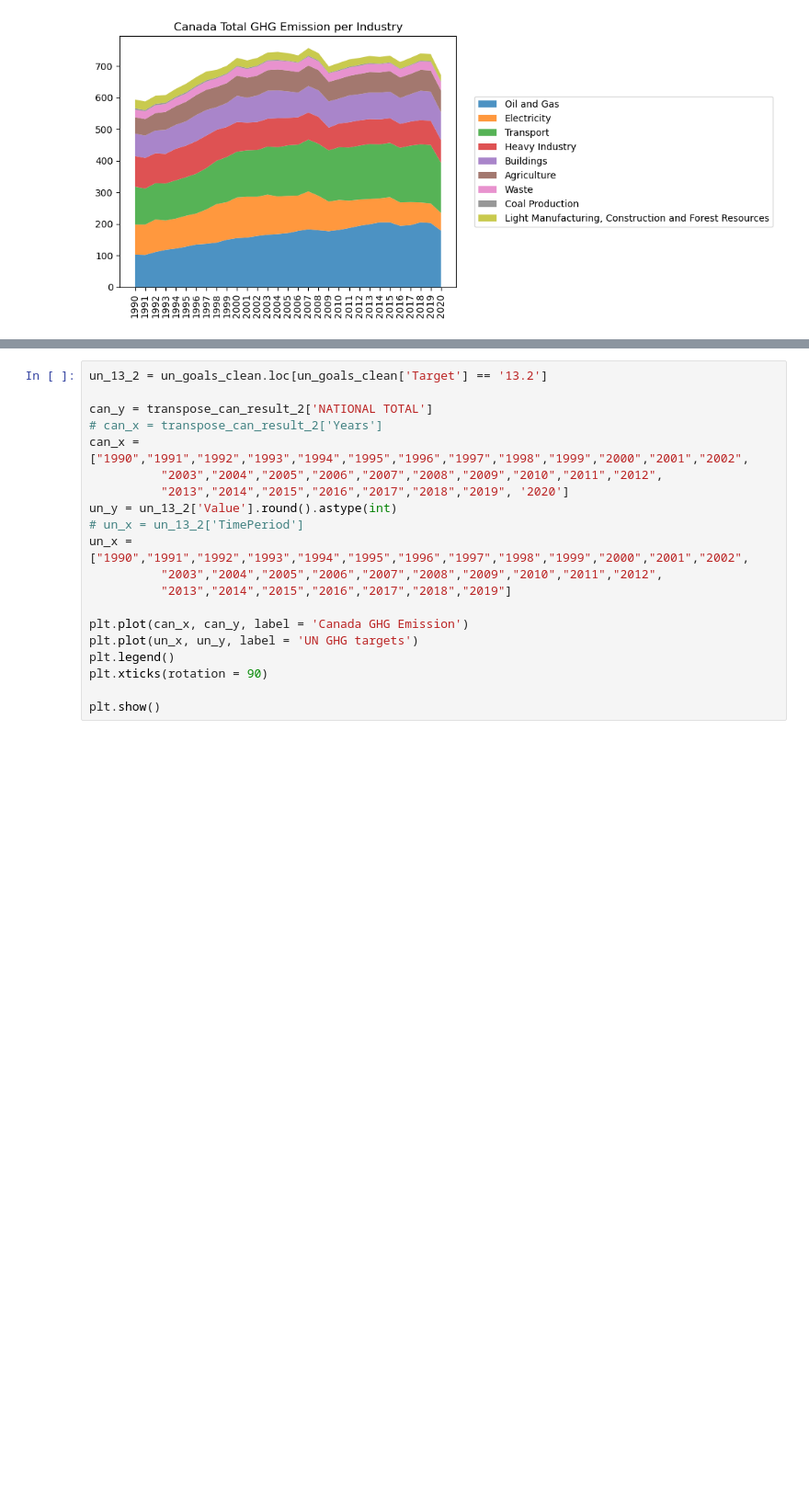
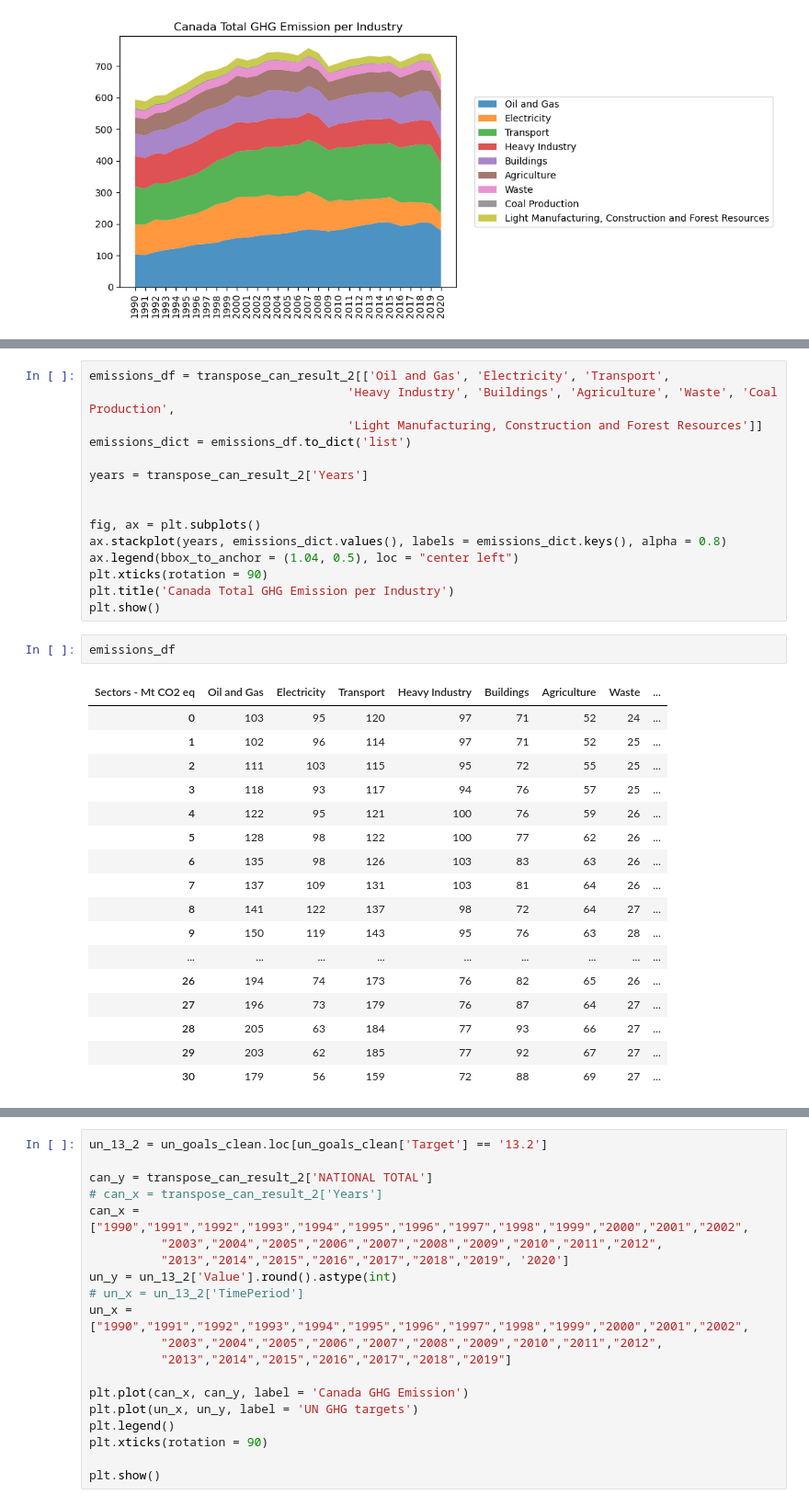
Before and after one commit to fabiomarcullo/Project_1_Climate_Action_Goals, a Jupyter notebook: Project_Sustainability_Data.ipynb, the cells around one changed output, grey strips where cells are left out. Shown: that part at 92% size. Cells and saved outputs as stored; diff of their text form; blank space fills up the shorter version.

```diff
--- a/Project_Sustainability_Data.ipynb
+++ b/Project_Sustainability_Data.ipynb
@@ -365,0 +482,35 @@ plt.show()
+# %%
+emissions_df = transpose_can_result_2[['Oil and Gas', 'Electricity', 'Transport',
+                                    'Heavy Industry', 'Buildings', 'Agriculture', 'Waste', 'Coal Production',
+                                    'Light Manufacturing, Construction and Forest Resources']]
+emissions_dict = emissions_df.to_dict('list')
+
+years = transpose_can_result_2['Years']
+
+
+fig, ax = plt.subplots()
+ax.stackplot(years, emissions_dict.values(), labels = emissions_dict.keys(), alpha = 0.8)
+ax.legend(bbox_to_anchor = (1.04, 0.5), loc = "center left")
+plt.xticks(rotation = 90)
+plt.title('Canada Total GHG Emission per Industry')
+plt.show()
+# %%
+emissions_df
+# %% [output]
+| Sectors - Mt CO2 eq | Oil and Gas | Electricity | Transport | Heavy Industry | Buildings | Agriculture | Waste | ... |
+| 0 | 103 | 95 | 120 | 97 | 71 | 52 | 24 | ... |
+| 1 | 102 | 96 | 114 | 97 | 71 | 52 | 25 | ... |
+| 2 | 111 | 103 | 115 | 95 | 72 | 55 | 25 | ... |
+| 3 | 118 | 93 | 117 | 94 | 76 | 57 | 25 | ... |
+| 4 | 122 | 95 | 121 | 100 | 76 | 59 | 26 | ... |
+| 5 | 128 | 98 | 122 | 100 | 77 | 62 | 26 | ... |
+| 6 | 135 | 98 | 126 | 103 | 83 | 63 | 26 | ... |
+| 7 | 137 | 109 | 131 | 103 | 81 | 64 | 26 | ... |
+| 8 | 141 | 122 | 137 | 98 | 72 | 64 | 27 | ... |
+| 9 | 150 | 119 | 143 | 95 | 76 | 63 | 28 | ... |
+| ... | ... | ... | ... | ... | ... | ... | ... | ... |
+| 26 | 194 | 74 | 173 | 76 | 82 | 65 | 26 | ... |
+| 27 | 196 | 73 | 179 | 76 | 87 | 64 | 27 | ... |
+| 28 | 205 | 63 | 184 | 77 | 93 | 66 | 27 | ... |
+| 29 | 203 | 62 | 185 | 77 | 92 | 67 | 27 | ... |
+| 30 | 179 | 56 | 159 | 72 | 88 | 69 | 27 | ... |
```
Also changed, not shown: parts of 9 cells of this notebook.
